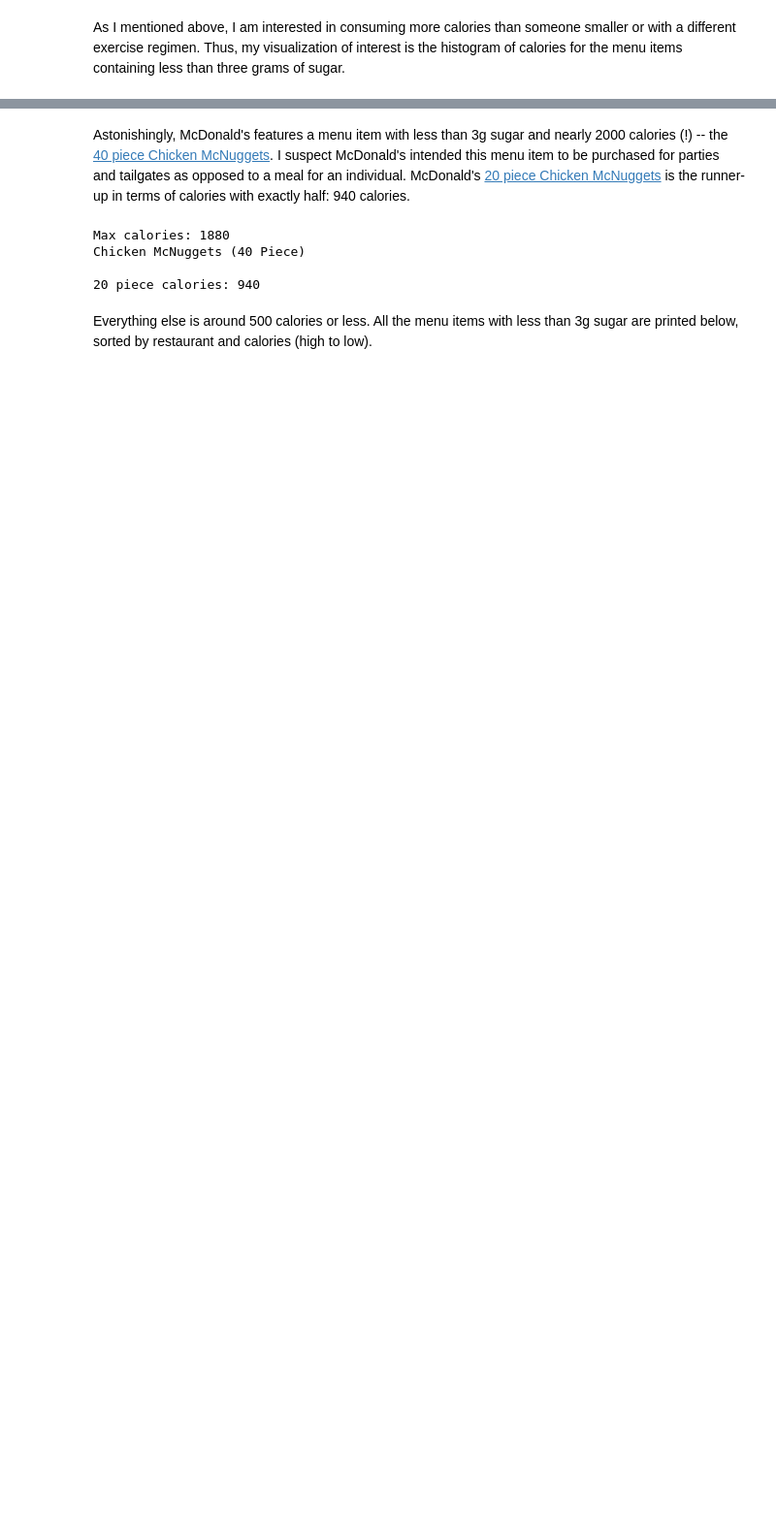
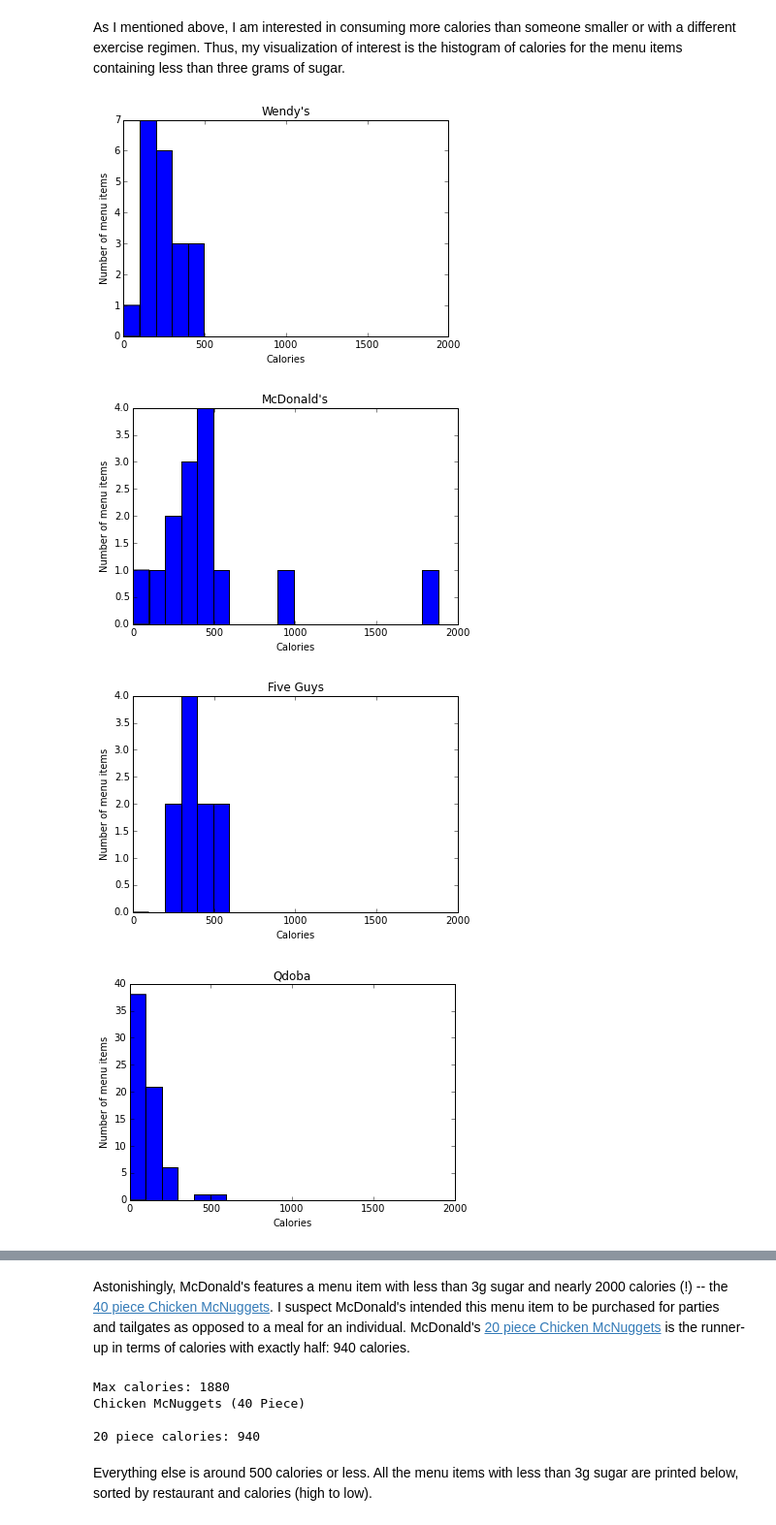
Before and after one commit to jrsmith3/minimum_sugar, a Jupyter notebook: report.ipynb, the cells around one changed output, grey strips where cells are left out. Shown at 97% size. Saved outputs shown, nothing was run; the diff lists cells and outputs as text; code cells hidden in the pictures; blank space fills up the shorter version.

```diff
--- a/report.ipynb
+++ b/report.ipynb
@@ -157,9 +164,14 @@ As I mentioned above, I am interested in consuming more calories than someone sm
 # %%
 calorie_max = max(minimum_sugar.extract_variable(entree_items, "nf_calories"))
 
-# for restaurant_name in restaurant_names:
-#     restaurant_entree_items = minimum_sugar.filter_menu_items(entree_items, "brand_name", restaurant_name)
-#     low_sugar_menu_items = [menu_item for menu_item in restaurant_entree_items if menu_item["nf_sugars"] < 3]
+for restaurant_name in restaurant_names:
+    restaurant_entree_items = minimum_sugar.filter_menu_items(entree_items, "brand_name", restaurant_name)
+    low_sugar_menu_items = [menu_item for menu_item in restaurant_entree_items if menu_item["nf_sugars"] < 3]
 
-#     f = minimum_sugar.menu_histogram(low_sugar_menu_items, "nf_calories", title=restaurant_name, param_name="Calories", x_max=calorie_max)
-#     plt.show()
+    f = minimum_sugar.menu_histogram(low_sugar_menu_items, "nf_calories", title=restaurant_name, param_name="Calories", x_max=calorie_max)
+    plt.show()
+# %% [output]
+[figure, added]
+[figure, added]
+[figure, added]
+[figure, added]
```
Also changed, not shown: parts of 5 cells of this notebook.
